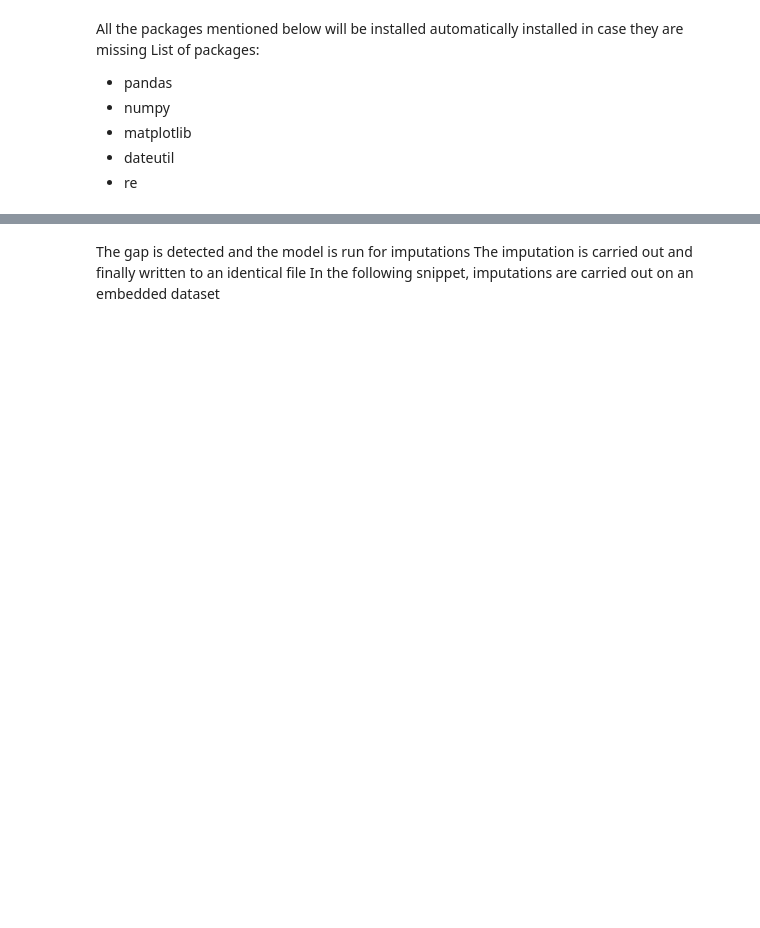
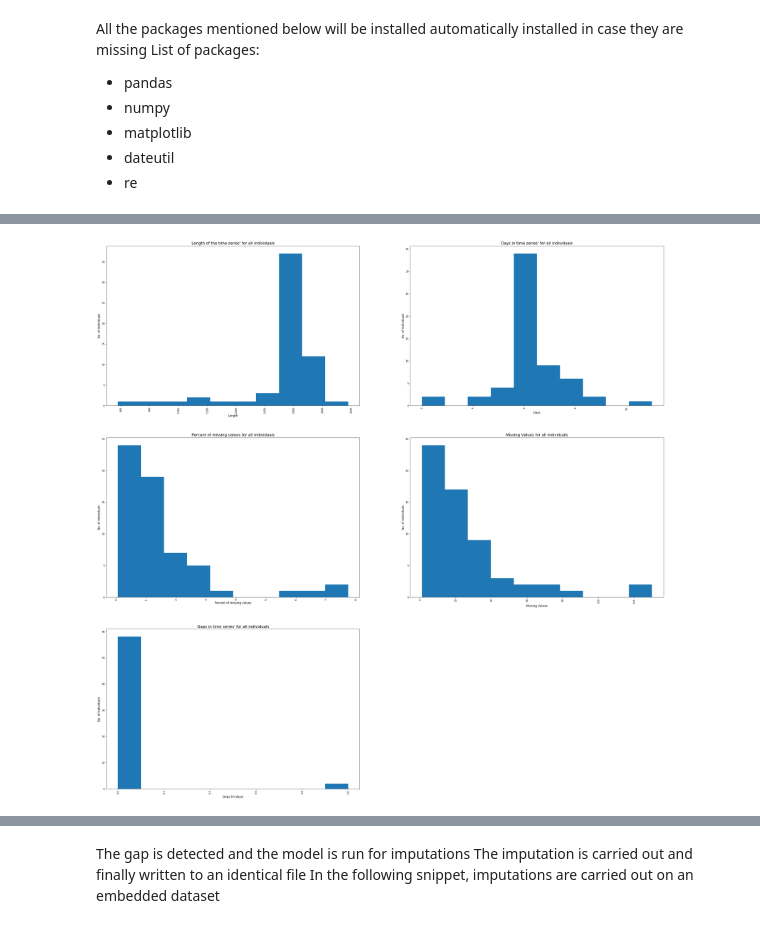
Before and after one commit to snehG0205/NCSA_genomics, a Jupyter notebook: Python - notebooks/Tutorial Notebook.ipynb, the cells around one changed output, grey strips where cells are left out. Drawn from its saved outputs; the diff is of its cells as text; code cells hidden in the pictures; blank space fills up the shorter version.

```diff
--- a/Python - notebooks/Tutorial Notebook.ipynb
+++ b/Python - notebooks/Tutorial Notebook.ipynb
@@ -34,0 +92,3 @@ The following method describes the data that the imputation model has been train
+# %%
+obj.processedData()
+# %% [output]
@@ -34,0 +129 @@ The following method describes the data that the imputation model has been train
+[figure, added]
```
Also changed, not shown: parts of 21 cells of this notebook, 9 other files.
